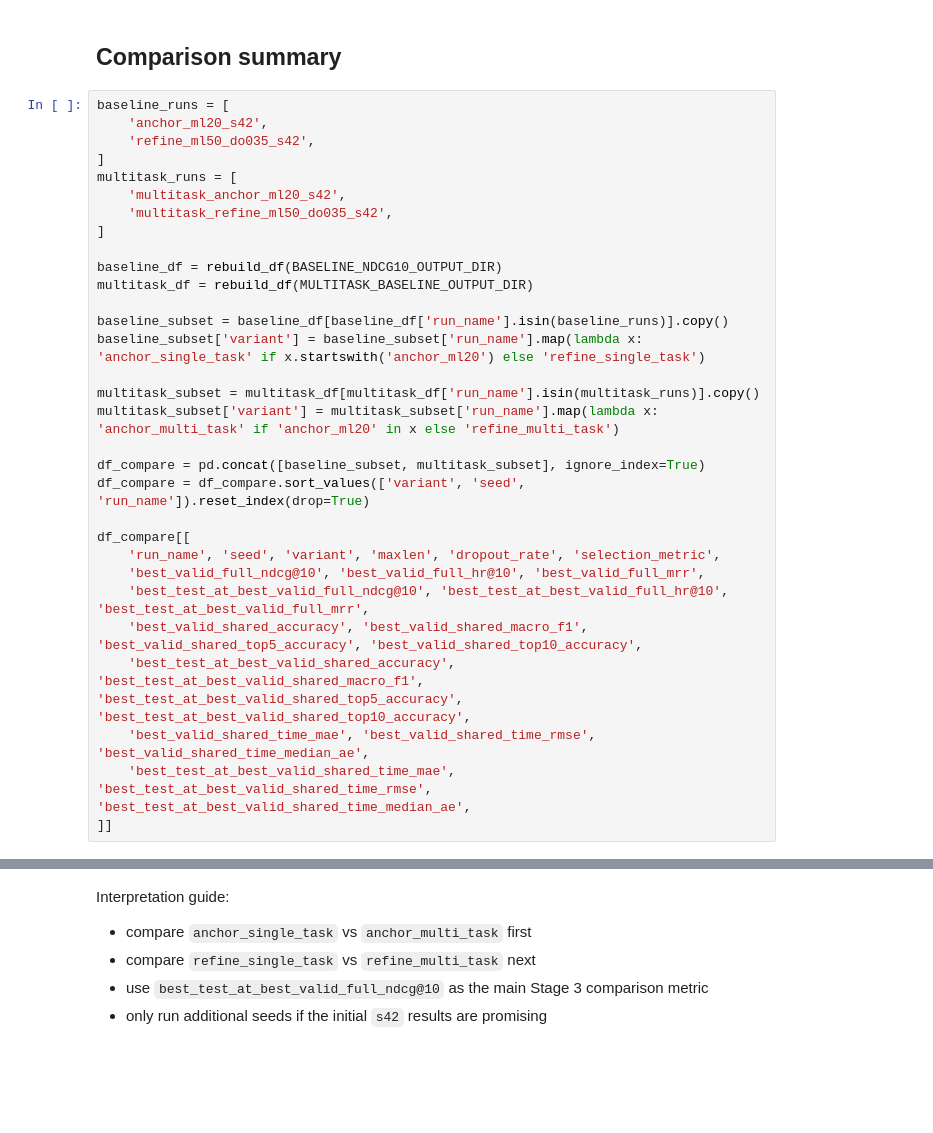
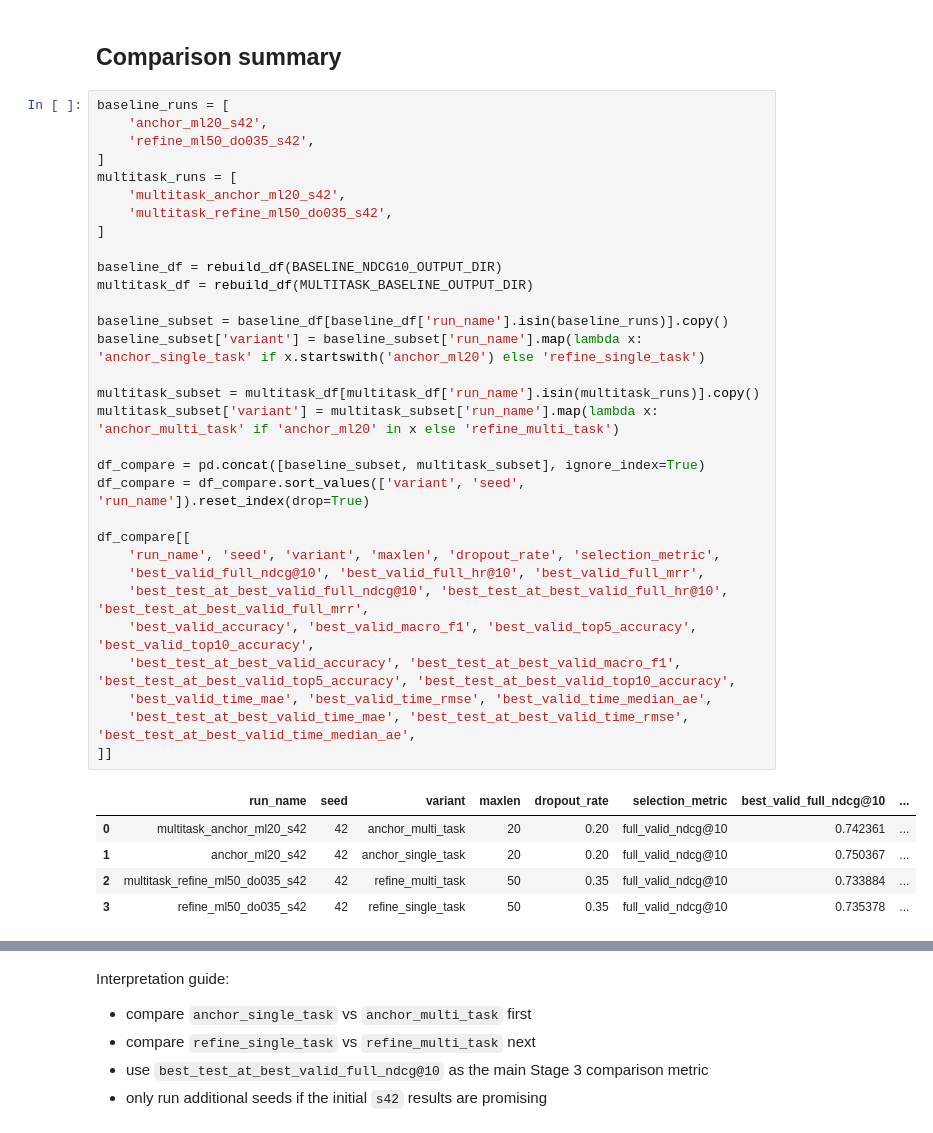
Before and after one commit to hwbuzz/time-aware-behavior-prediction, a Jupyter notebook: notebooks/sasrec_stage3_bpi2012_colab_train_01_260531.ipynb, the cells around one changed output, grey strips where cells are left out. Saved outputs shown, nothing was run; the diff lists cells and outputs as text; blank space fills up the shorter version.

```diff
--- a/notebooks/sasrec_stage3_bpi2012_colab_train_01_260531.ipynb
+++ b/notebooks/sasrec_stage3_bpi2012_colab_train_01_260531.ipynb
@@ -381,34 +481,40 @@ pd.set_option('display.max_colwidth', None)
 # %%
 baseline_runs = [
     'anchor_ml20_s42',
     'refine_ml50_do035_s42',
 ]
 multitask_runs = [
     'multitask_anchor_ml20_s42',
     'multitask_refine_ml50_do035_s42',
 ]
 
 baseline_df = rebuild_df(BASELINE_NDCG10_OUTPUT_DIR)
 multitask_df = rebuild_df(MULTITASK_BASELINE_OUTPUT_DIR)
 
 baseline_subset = baseline_df[baseline_df['run_name'].isin(baseline_runs)].copy()
 baseline_subset['variant'] = baseline_subset['run_name'].map(lambda x: 'anchor_single_task' if x.startswith('anchor_ml20') else 'refine_single_task')
 
 multitask_subset = multitask_df[multitask_df['run_name'].isin(multitask_runs)].copy()
 multitask_subset['variant'] = multitask_subset['run_name'].map(lambda x: 'anchor_multi_task' if 'anchor_ml20' in x else 'refine_multi_task')
 
 df_compare = pd.concat([baseline_subset, multitask_subset], ignore_index=True)
 df_compare = df_compare.sort_values(['variant', 'seed', 'run_name']).reset_index(drop=True)
 
 df_compare[[
     'run_name', 'seed', 'variant', 'maxlen', 'dropout_rate', 'selection_metric',
     'best_valid_full_ndcg@10', 'best_valid_full_hr@10', 'best_valid_full_mrr',
     'best_test_at_best_valid_full_ndcg@10', 'best_test_at_best_valid_full_hr@10', 'best_test_at_best_valid_full_mrr',
-    'best_valid_shared_accuracy', 'best_valid_shared_macro_f1', 'best_valid_shared_top5_accuracy', 'best_valid_shared_top10_accuracy',
-    'best_test_at_best_valid_shared_accuracy', 'best_test_at_best_valid_shared_macro_f1', 'best_test_at_best_valid_shared_top5_accuracy', 'best_test_at_best_valid_shared_top10_accuracy',
-    'best_valid_shared_time_mae', 'best_valid_shared_time_rmse', 'best_valid_shared_time_median_ae',
-    'best_test_at_best_valid_shared_time_mae', 'best_test_at_best_valid_shared_time_rmse', 'best_test_at_best_valid_shared_time_median_ae',
+    'best_valid_accuracy', 'best_valid_macro_f1', 'best_valid_top5_accuracy', 'best_valid_top10_accuracy',
+    'best_test_at_best_valid_accuracy', 'best_test_at_best_valid_macro_f1', 'best_test_at_best_valid_top5_accuracy', 'best_test_at_best_valid_top10_accuracy',
+    'best_valid_time_mae', 'best_valid_time_rmse', 'best_valid_time_median_ae',
+    'best_test_at_best_valid_time_mae', 'best_test_at_best_valid_time_rmse', 'best_test_at_best_valid_time_median_ae',
 ]]
+# %% [output]
+|  | run_name | seed | variant | maxlen | dropout_rate | selection_metric | best_valid_full_ndcg@10 | ... |
+| 0 | multitask_anchor_ml20_s42 | 42 | anchor_multi_task | 20 | 0.20 | full_valid_ndcg@10 | 0.742361 | ... |
+| 1 | anchor_ml20_s42 | 42 | anchor_single_task | 20 | 0.20 | full_valid_ndcg@10 | 0.750367 | ... |
+| 2 | multitask_refine_ml50_do035_s42 | 42 | refine_multi_task | 50 | 0.35 | full_valid_ndcg@10 | 0.733884 | ... |
+| 3 | refine_ml50_do035_s42 | 42 | refine_single_task | 50 | 0.35 | full_valid_ndcg@10 | 0.735378 | ... |
 # %%
 summary_compare = df_compare.groupby('variant')[[
     'best_valid_full_ndcg@10', 'best_valid_full_hr@10', 'best_valid_full_mrr',
```
Also changed, not shown: parts of 14 cells of this notebook, 5 other files.
